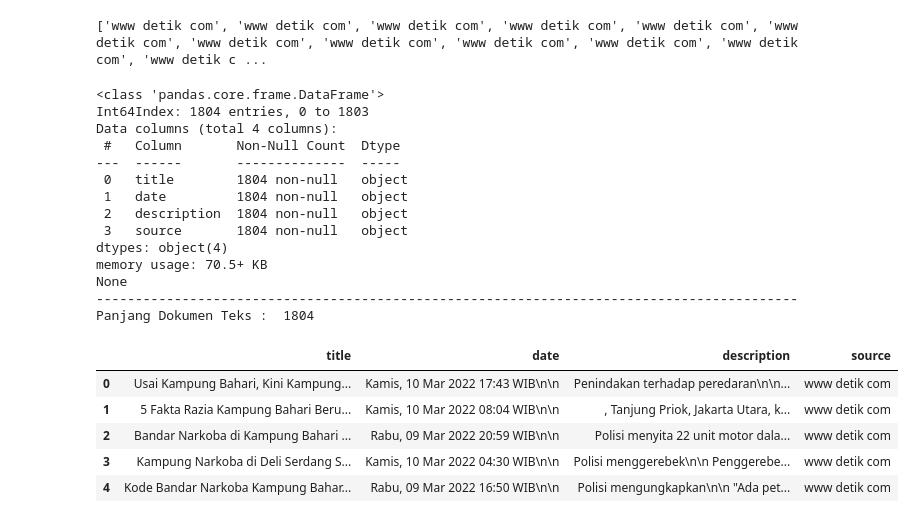
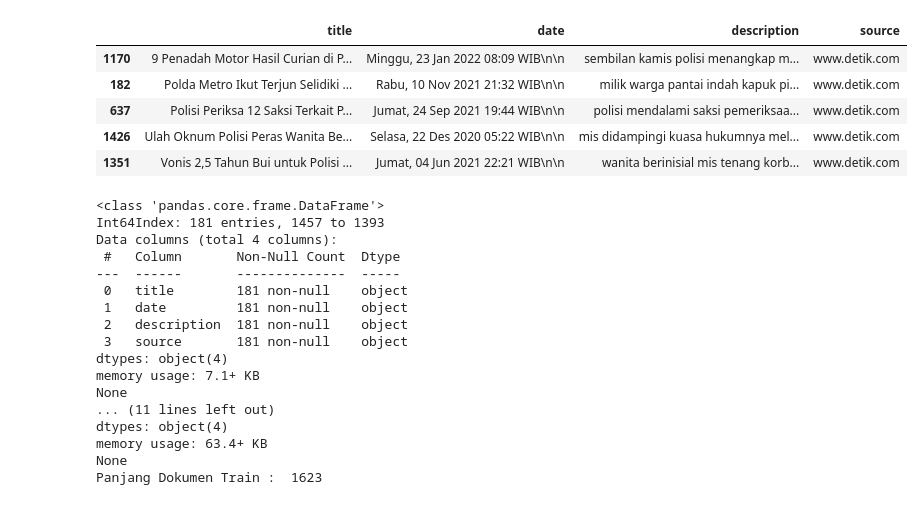
Before and after one commit to HellBus1/geographical_news_scrapper, a Jupyter notebook: QE Statistik V2/Preprocessing_berita.ipynb, the cells around one changed output. Drawn from its saved outputs; the diff is of its cells as text; code cells hidden in the pictures.

```diff
--- a/QE Statistik V2/Preprocessing_berita.ipynb
+++ b/QE Statistik V2/Preprocessing_berita.ipynb
@@ -43,11 +32,14 @@ LookupError:
+# %%
+excluded_words = ["tempat", "waktu"]
+NLTK_StopWords.update(["detik", "detikjatim", "detikjateng", "detikjabar", "detiksulsel", "detiksumbar", "detikbali", "detikpapua", "detiksulteng", "detikmaluku", "detjatim", "detikcom"])
 # %%
 def preprocessing(berita):
     s = berita.lower()
     s = s.replace('\n', ' ')
+    s = s.replace('\r', ' ')
+    s = s.replace(' o ', ' ')
     s = re.sub(r'[^a-zA-Z0-9\s]', ' ', s)
+    s = re.sub(r'[0-9]', ' ', s)
     tokens = [token for token in s.split(" ") if token != ""]
-    T = [t for t in tokens if t not in NLTK_StopWords]
+    T = [t for t in tokens if ((t in excluded_words) or (t not in NLTK_StopWords))]
     return T
-# %%
-text=preprocessing('saya mencoba menggunakan preprocessing')
-print (text)
@@ -64,13 +66,12 @@ df.head()
 | 3 | Kampung Narkoba di Deli Serdang S... | Kamis, 10 Mar 2022 04:30 WIB\n\n | Polisi menggerebek\n\n Penggerebe... | www.detik.com |
 | 4 | Kode Bandar Narkoba Kampung Bahar... | Rabu, 09 Mar 2022 16:50 WIB\n\n | Polisi mengungkapkan\n\n "Ada pet... | www.detik.com |
 # %%
-column = ['Title', 'Date', 'Description',]
+column = ['Title', 'Date', 'Description', 'Source']
 df_total = pd.DataFrame()
-document_text = []
+
 df =pd.read_csv("scrapped_news.csv")
 isi=df['description']
 df = df.dropna(subset=['description'], axis=0)
 for x in range(0, df.shape[0]):
-    text = preprocessing (df.iloc[x, -1])
-    document_text.append(df.iloc[x, -1])
-    df.iloc[x, -1] = (' '.join(text))
+    text = preprocessing (df.iloc[x, -2])
+    df.iloc[x, -2] = (' '.join(text))
@@ -82,4 +78,11 @@ for i in range(df.shape[0]):
-# %%
-print (teks)
-# %% [output]
-['www detik com', 'www detik com', 'www detik com', 'www detik com', 'www detik com', 'www detik com', 'www detik com', 'www detik com', 'www detik com', 'www detik com', 'www detik com', 'www detik c ...
+# %%
+df.head()
+df_train, df_test=train_test_split(df,test_size=0.1)
+df_train.head()
+# %% [output]
+|  | title | date | description | source |
+| 1170 | 9 Penadah Motor Hasil Curian di P... | Minggu, 23 Jan 2022 08:09 WIB\n\n | sembilan kamis polisi menangkap m... | www.detik.com |
+| 182 | Polda Metro Ikut Terjun Selidiki ... | Rabu, 10 Nov 2021 21:32 WIB\n\n | milik warga pantai indah kapuk pi... | www.detik.com |
+| 637 | Polisi Periksa 12 Saksi Terkait P... | Jumat, 24 Sep 2021 19:44 WIB\n\n | polisi mendalami saksi pemeriksaa... | www.detik.com |
+| 1426 | Ulah Oknum Polisi Peras Wanita Be... | Selasa, 22 Des 2020 05:22 WIB\n\n | mis didampingi kuasa hukumnya mel... | www.detik.com |
+| 1351 | Vonis 2,5 Tahun Bui untuk Polisi ... | Jumat, 04 Jun 2021 22:21 WIB\n\n | wanita berinisial mis tenang korb... | www.detik.com |
@@ -86,31 +98,28 @@ print (teks)
 # %%
-print(df.info())
+print(df_test.info())
+print("Panjang Dokumen Test : ", len(desc_text_test))
+
 print ('-'*90)
-print("Panjang Dokumen Teks : ", len(document_text))
-#print(len(document_text))
+
+print(df_train.info())
+print("Panjang Dokumen Train : ", len(desc_text_train))
 # %% [output]
 <class 'pandas.core.frame.DataFrame'>
-Int64Index: 1804 entries, 0 to 1803
+Int64Index: 181 entries, 1457 to 1393
 Data columns (total 4 columns):
  #   Column       Non-Null Count  Dtype
 ---  ------       --------------  -----
- 0   title        1804 non-null   object
- 1   date         1804 non-null   object
- 2   description  1804 non-null   object
- 3   source       1804 non-null   object
+ 0   title        181 non-null    object
+ 1   date         181 non-null    object
+ 2   description  181 non-null    object
+ 3   source       181 non-null    object
 dtypes: object(4)
-memory usage: 70.5+ KB
+memory usage: 7.1+ KB
 None
-------------------------------------------------------------------------------------------
-Panjang Dokumen Teks :  1804
+... (11 lines left out)
+dtypes: object(4)
+memory usage: 63.4+ KB
+None
+Panjang Dokumen Train :  1623
-# %%
-df.head()
-# %% [output]
-|  | title | date | description | source |
-| 0 | Usai Kampung Bahari, Kini Kampung... | Kamis, 10 Mar 2022 17:43 WIB\n\n | Penindakan terhadap peredaran\n\n... | www detik com |
-| 1 | 5 Fakta Razia Kampung Bahari Beru... | Kamis, 10 Mar 2022 08:04 WIB\n\n | , Tanjung Priok, Jakarta Utara, k... | www detik com |
-| 2 | Bandar Narkoba di Kampung Bahari ... | Rabu, 09 Mar 2022 20:59 WIB\n\n | Polisi menyita 22 unit motor dala... | www detik com |
-| 3 | Kampung Narkoba di Deli Serdang S... | Kamis, 10 Mar 2022 04:30 WIB\n\n | Polisi menggerebek\n\n Penggerebe... | www detik com |
-| 4 | Kode Bandar Narkoba Kampung Bahar... | Rabu, 09 Mar 2022 16:50 WIB\n\n | Polisi mengungkapkan\n\n "Ada pet... | www detik com |
 # %%
 # Simpan teks asli dokumen
```
Also changed, not shown: parts of 11 cells of this notebook, 13 other files.
